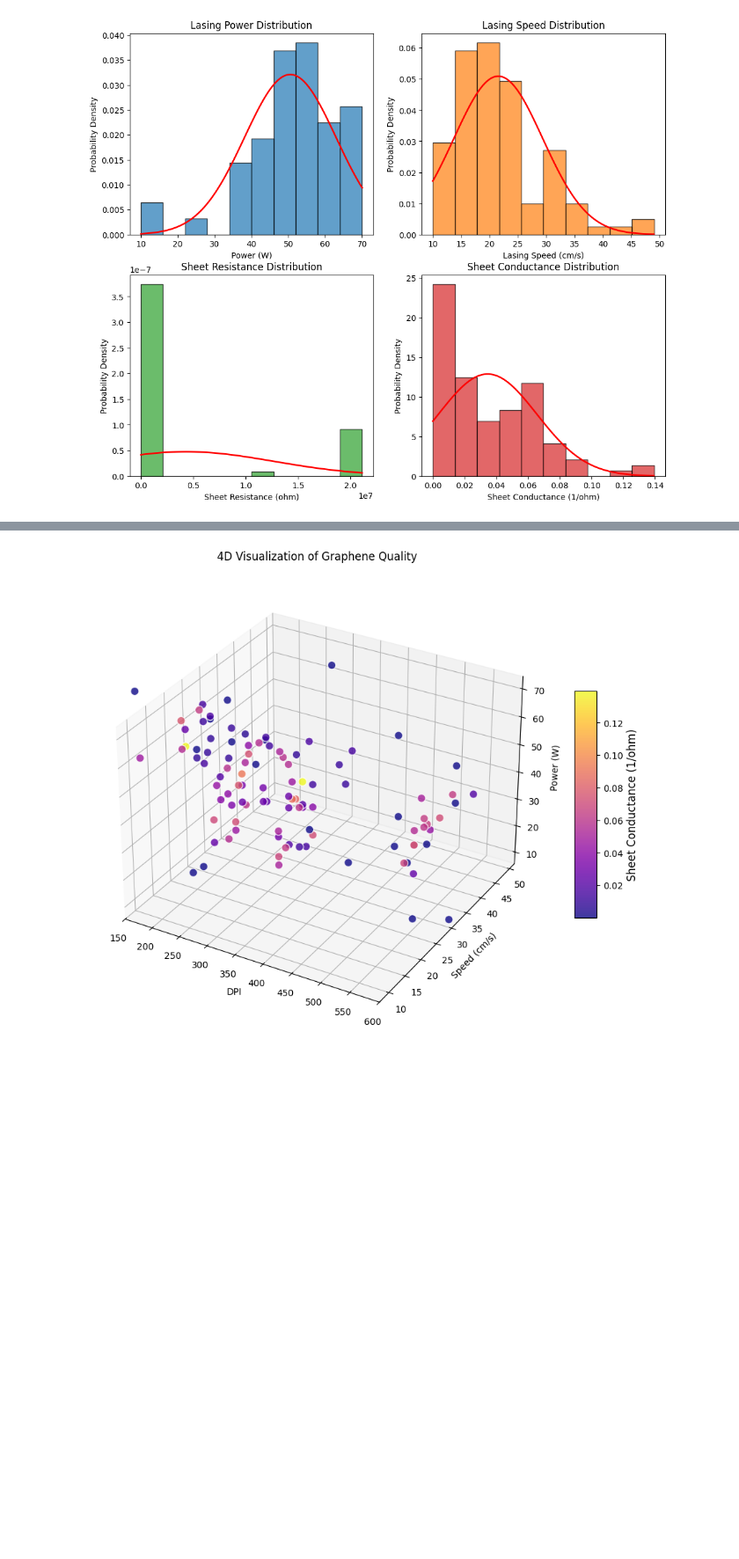
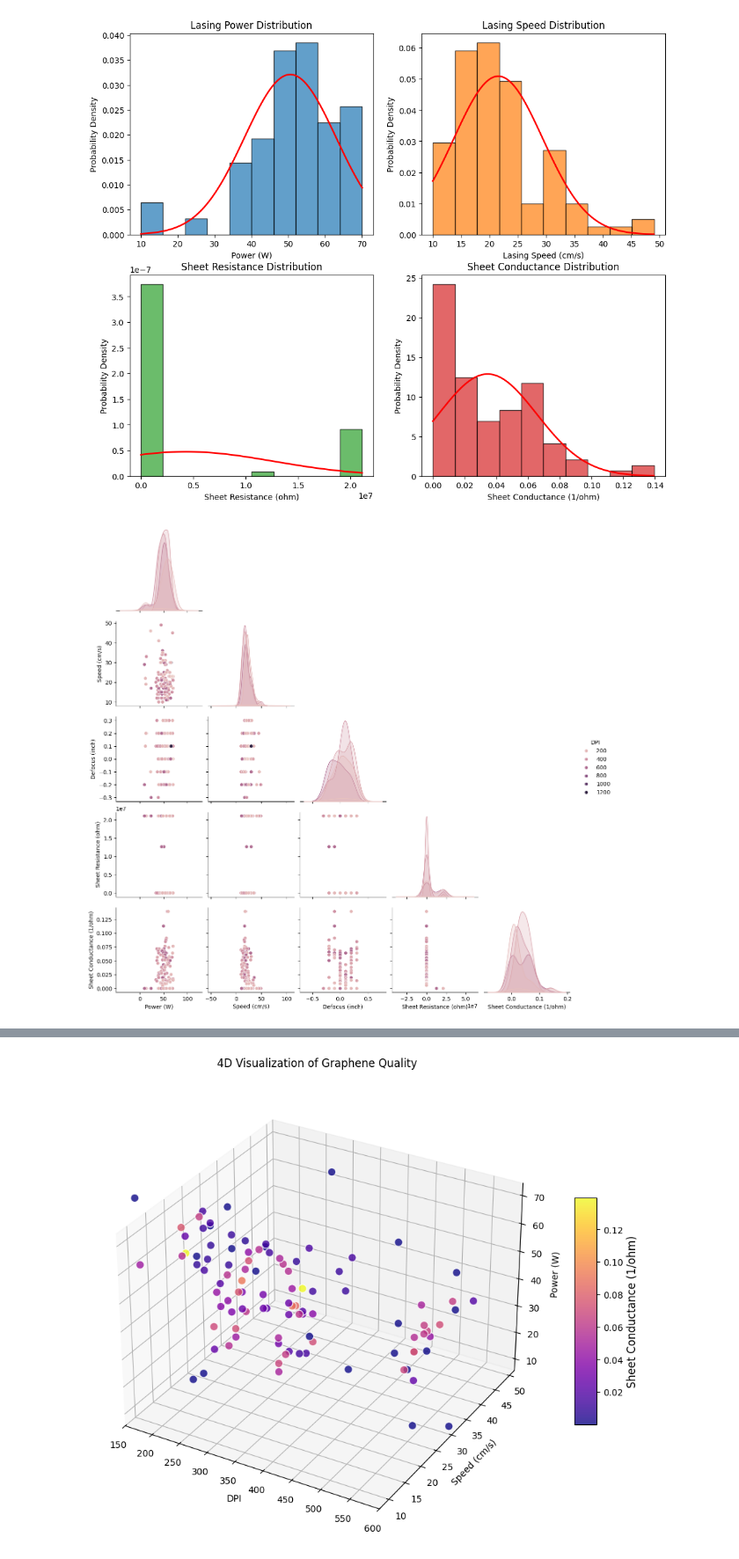
Before and after one commit to mta-phy/5820x, a Jupyter notebook: HWs/Project-1 v2.ipynb, the cells around one changed output, grey strips where cells are left out. Shown at 88% size. Drawn from its saved outputs; the diff is of its cells as text; code cells hidden in the pictures; blank space fills up the shorter version.

```diff
--- a/HWs/Project-1 v2.ipynb
+++ b/HWs/Project-1 v2.ipynb
@@ -82,3 +82,15 @@ plt.title("Sheet Conductance Distribution")
 plt.show()
 # %% [output]
 [figure]
+# %%
+import seaborn as sns
+import matplotlib.pyplot as plt
+
+# Select the columns you want to visualize
+cols = ["Power (W)", "Speed (cm/s)", "DPI", "Defocus (inch)",
+        "Sheet Resistance (ohm)", "Sheet Conductance (1/ohm)"]
+
+sns.pairplot(Data[cols], diag_kind="kde", corner=True, hue="DPI")
+plt.show()
+# %% [output]
+[figure, added]
```
Also changed, not shown: parts of 17 cells of this notebook.
